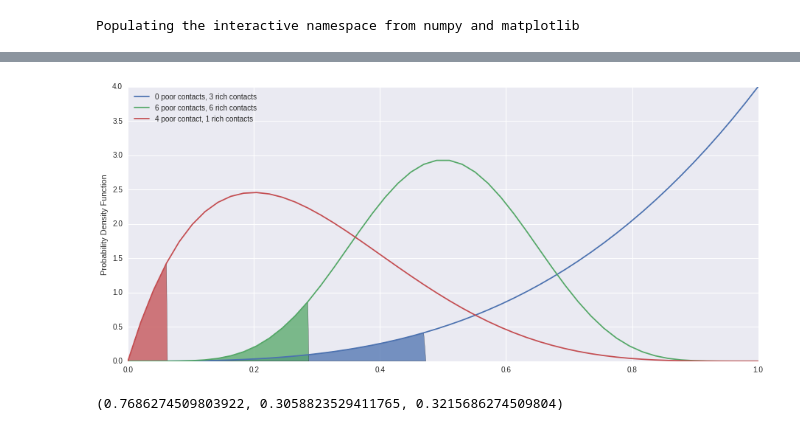
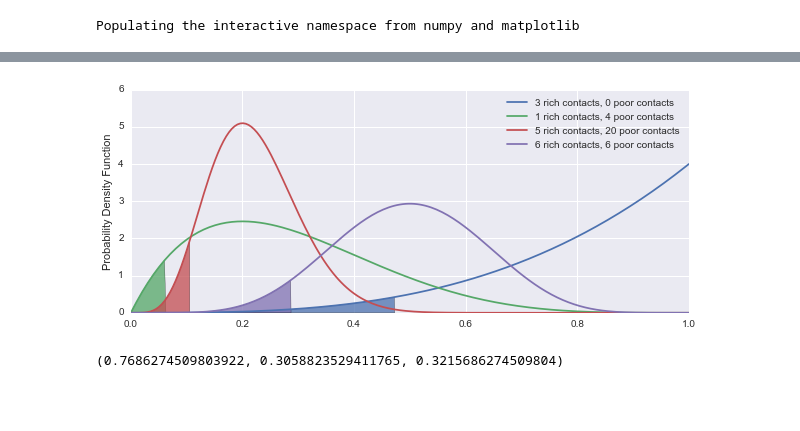
Before and after one commit to mfixman/Tesis, a Jupyter notebook: extra/Beta Graph.ipynb, the cells around one changed output, grey strips where cells are left out. Cells and saved outputs as stored; diff of their text form; code cells hidden in the pictures; blank space fills up the shorter version.

Commit message:
New beta example graph.

```diff
--- a/extra/Beta Graph.ipynb
+++ b/extra/Beta Graph.ipynb
@@ -14,15 +14,16 @@ from scipy import stats
 # %% [output]
 Populating the interactive namespace from numpy and matplotlib
 # %%
-x = numpy.linspace(0, 1, 50)
+x = numpy.linspace(0, 1, 200)
 
-params = {
-    '0 poor contacts, 3 rich contacts': (1, 4),
-    '4 poor contact, 1 rich contacts': (5, 2),
-    '6 poor contacts, 6 rich contacts': (7, 7)
-}
+params = [
+    (1, 4),
+    (5, 2),
+    (21, 6),
+    (7, 7),
+]
 
 Y = {
-    name: map(lambda x: stats.beta.pdf(x, a, b), x)
-    for name, (b, a) in params.iteritems()
+    '{} rich contacts, {} poor contacts'.format(a - 1, b - 1): map(lambda x: stats.beta.pdf(x, a, b), x)
+    for b, a in params
 }
@@ -33,28 +30,28 @@ u'/home/mfixman/Tesis/extra'
 # %%
-pyplot.rcParams['figure.figsize'] = 15.33, 6.67
+pyplot.rcParams['figure.figsize'] = 10, 4
 
-for name, (b, a) in params.iteritems():
+for b, a in params:
     y = map(lambda x: stats.beta.pdf(x, a, b), x)
-    line = pyplot.plot(x, y, label = name)
+    line = pyplot.plot(x, y, label = '{} rich contacts, {} poor contacts'.format(a - 1, b - 1))
 
     q = stats.beta.ppf(.05, a, b)
     pyplot.gca().add_patch(
         matplotlib.patches.Polygon(
             [(0, 0)] + [(f, g) for f, g in zip(x, y) if f <= q] + [(q, 0)],
             edgecolor = 'black',
             alpha = .75,
             facecolor = line[0].get_color()
         )
     )
 
 pyplot.legend(loc = 0)
 
 # pyplot.title('Value of the 5th percentile for different neighbours\' socioeconomic levels')
 pyplot.ylabel('Probability Density Function')
 
-pyplot.savefig('../Asonam2016/figures/Beta_example.png', dpi = 500, bbox_inches='tight')
+pyplot.savefig('../figures/Beta_example.png', dpi = 500, bbox_inches='tight')
 # %% [output]
-[figure, old version]
+[figure, new version]
 # %%
 a = m[0]
 # %%
```
Also changed, not shown: parts of 1 cell of this notebook, 2 other files.
